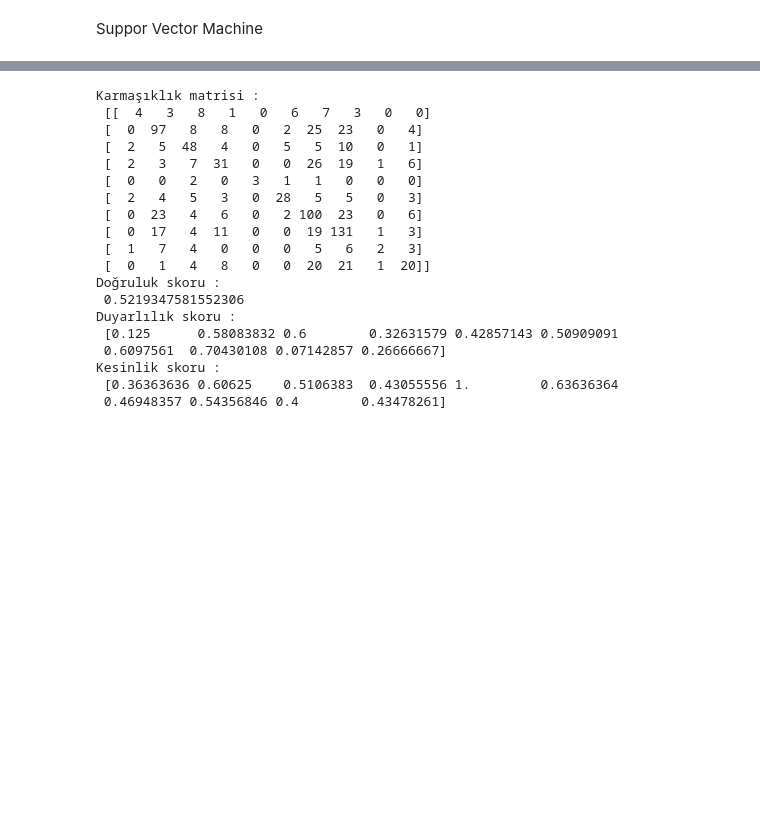
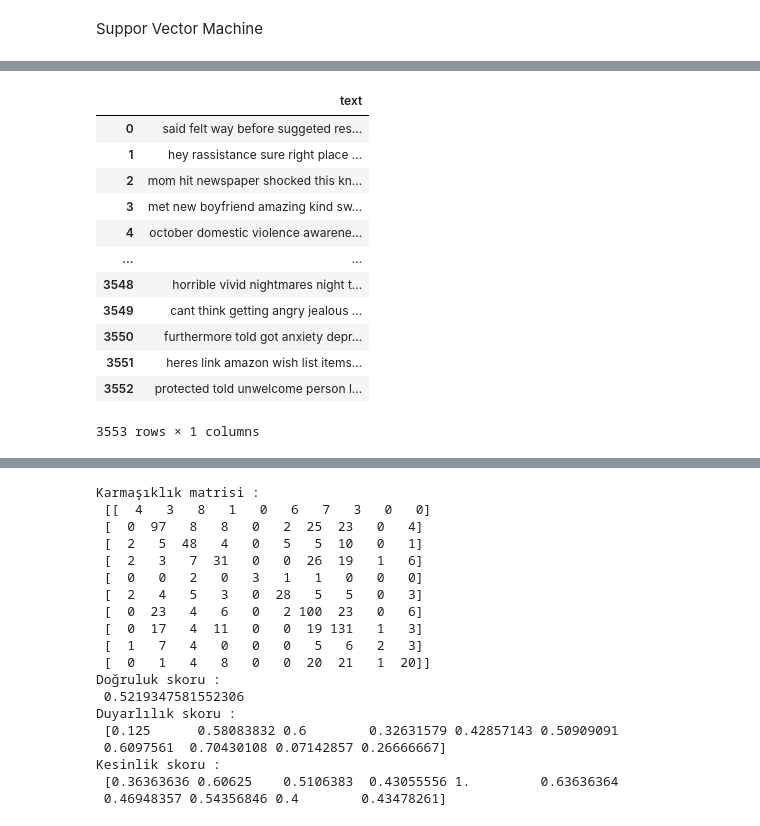
Before and after one commit to CagataySencan/StressAnalysis, a Jupyter notebook: Reddit_Stress_Analysis.ipynb, the cells around one changed output, grey strips where cells are left out. Cells and saved outputs as stored; diff of their text form; code cells hidden in the pictures; blank space fills up the shorter version.

```diff
--- a/Reddit_Stress_Analysis.ipynb
+++ b/Reddit_Stress_Analysis.ipynb
@@ -73,9 +109,24 @@ cnt.most_common(10)
 # %%
 freq = set([w for (w, wc) in cnt.most_common(10)])
 def removeFreqwords(text):
     return " ".join([word for word in str(text).split() if word not in freq])
 
 X['text'] = X['text'].apply(lambda text: removeFreqwords(text))
+X
+# %% [output]
+|  | text |
+| 0 | said felt way before suggeted res... |
+| 1 | hey rassistance sure right place ... |
+| 2 | mom hit newspaper shocked this kn... |
+| 3 | met new boyfriend amazing kind sw... |
+| 4 | october domestic violence awarene... |
+| ... | ... |
+| 3548 | horrible vivid nightmares night t... |
+| 3549 | cant think getting angry jealous ... |
+| 3550 | furthermore told got anxiety depr... |
+| 3551 | heres link amazon wish list items... |
+| 3552 | protected told unwelcome person l... |
+3553 rows × 1 columns
 # %%
 # Lemmalama işlemi
 
```
Also changed, not shown: parts of 5 cells of this notebook.
